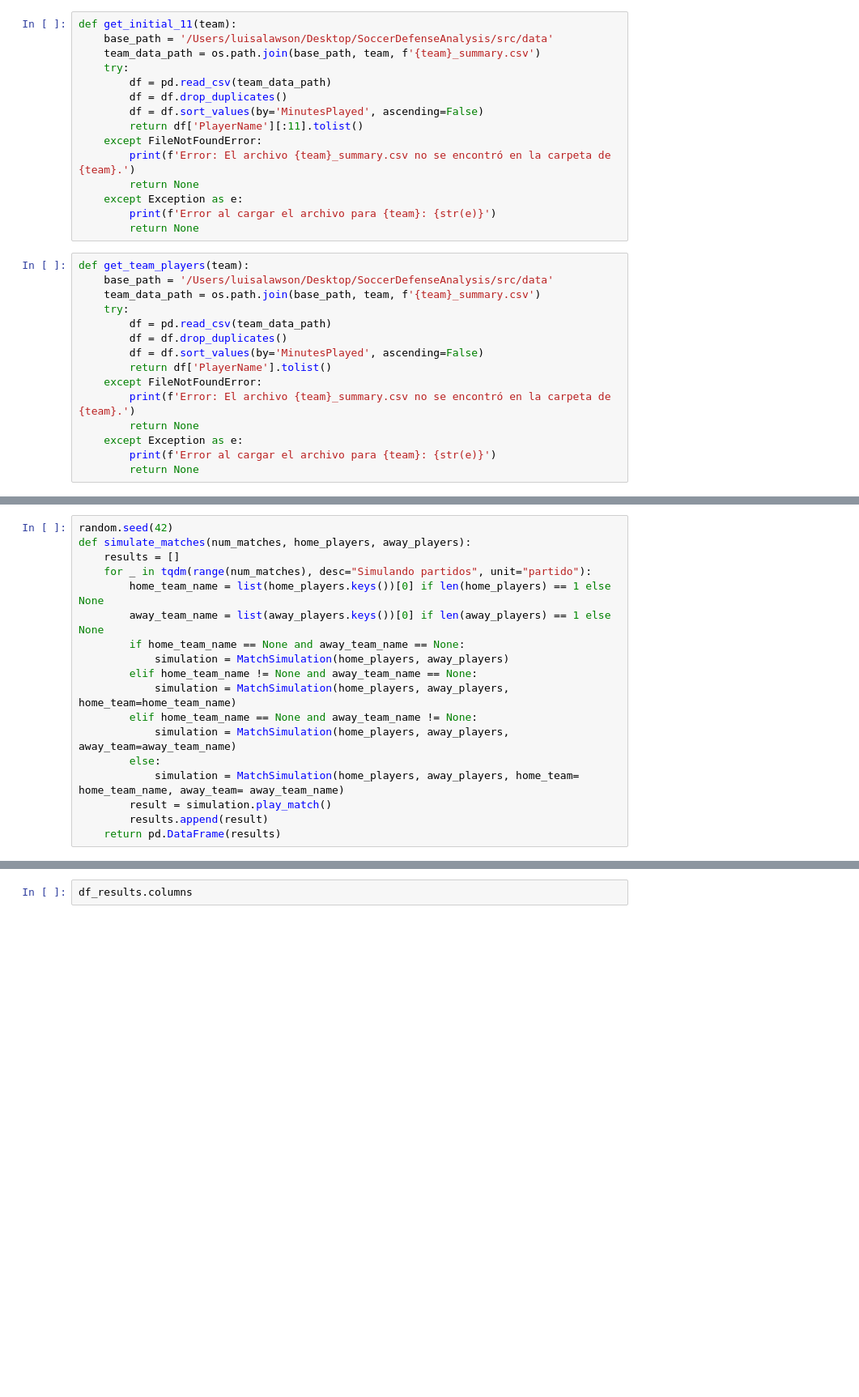
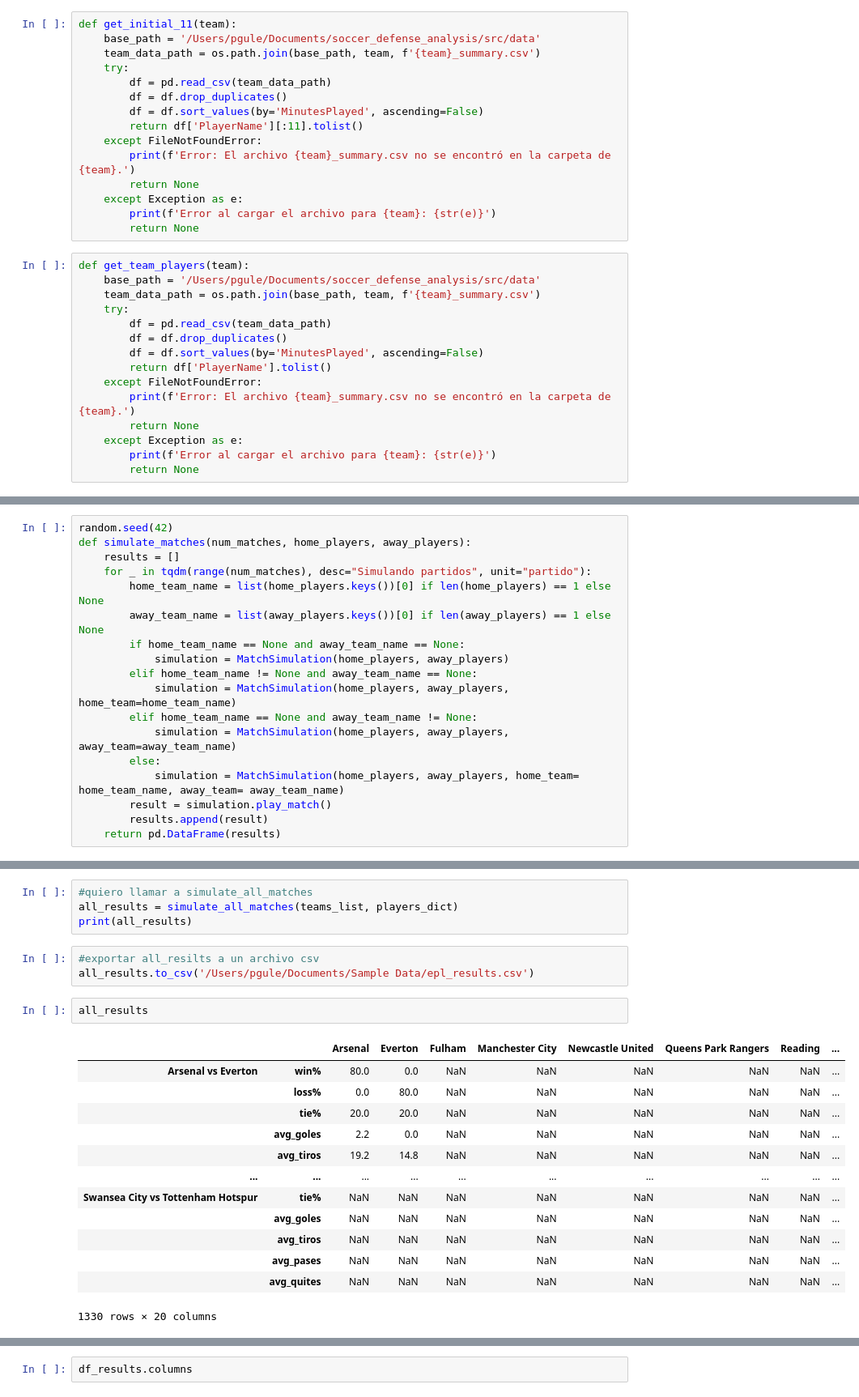
Before and after one commit to luisalawson/soccer_defense_analysis, a Jupyter notebook: Simulacion (1).ipynb, the cells around one changed output, grey strips where cells are left out. Shown at 81% size. Saved outputs shown, nothing was run; the diff lists cells and outputs as text; blank space fills up the shorter version.

```diff
--- a/Simulacion (1).ipynb
+++ b/Simulacion (1).ipynb
@@ -336,7 +336,7 @@ class MatchSimulation:
 Seteamos los equipos y sus planteles (los sacamos en base al 11 titular mas elegido en la temporada)
 # %%
 def get_initial_11(team):
-    base_path = '/Users/luisalawson/Desktop/SoccerDefenseAnalysis/src/data'
+    base_path = '/Users/pgule/Documents/soccer_defense_analysis/src/data'
     team_data_path = os.path.join(base_path, team, f'{team}_summary.csv')
     try:
         df = pd.read_csv(team_data_path)
@@ -351,7 +351,7 @@ def get_initial_11(team):
         return None
 # %%
 def get_team_players(team):
-    base_path = '/Users/luisalawson/Desktop/SoccerDefenseAnalysis/src/data'
+    base_path = '/Users/pgule/Documents/soccer_defense_analysis/src/data'
     team_data_path = os.path.join(base_path, team, f'{team}_summary.csv')
     try:
         df = pd.read_csv(team_data_path)
@@ -480,0 +549,23 @@ def simulate_matches(num_matches, home_players, away_players):
+# %%
+#quiero llamar a simulate_all_matches
+all_results = simulate_all_matches(teams_list, players_dict)
+print(all_results)
+# %%
+#exportar all_resilts a un archivo csv
+all_results.to_csv('/Users/pgule/Documents/Sample Data/epl_results.csv')
+# %%
+all_results
+# %% [output]
+|  |  | Arsenal | Everton | Fulham | Manchester City | Newcastle United | Queens Park Rangers | Reading | ... |
+| Arsenal vs Everton | win% | 80.0 | 0.0 | NaN | NaN | NaN | NaN | NaN | ... |
+|  | loss% | 0.0 | 80.0 | NaN | NaN | NaN | NaN | NaN | ... |
+|  | tie% | 20.0 | 20.0 | NaN | NaN | NaN | NaN | NaN | ... |
+|  | avg_goles | 2.2 | 0.0 | NaN | NaN | NaN | NaN | NaN | ... |
+|  | avg_tiros | 19.2 | 14.8 | NaN | NaN | NaN | NaN | NaN | ... |
+| ... | ... | ... | ... | ... | ... | ... | ... | ... | ... |
+| Swansea City vs Tottenham Hotspur | tie% | NaN | NaN | NaN | NaN | NaN | NaN | NaN | ... |
+|  | avg_goles | NaN | NaN | NaN | NaN | NaN | NaN | NaN | ... |
+|  | avg_tiros | NaN | NaN | NaN | NaN | NaN | NaN | NaN | ... |
+|  | avg_pases | NaN | NaN | NaN | NaN | NaN | NaN | NaN | ... |
+|  | avg_quites | NaN | NaN | NaN | NaN | NaN | NaN | NaN | ... |
+1330 rows × 20 columns
```
Also changed, not shown: parts of 25 cells of this notebook.
